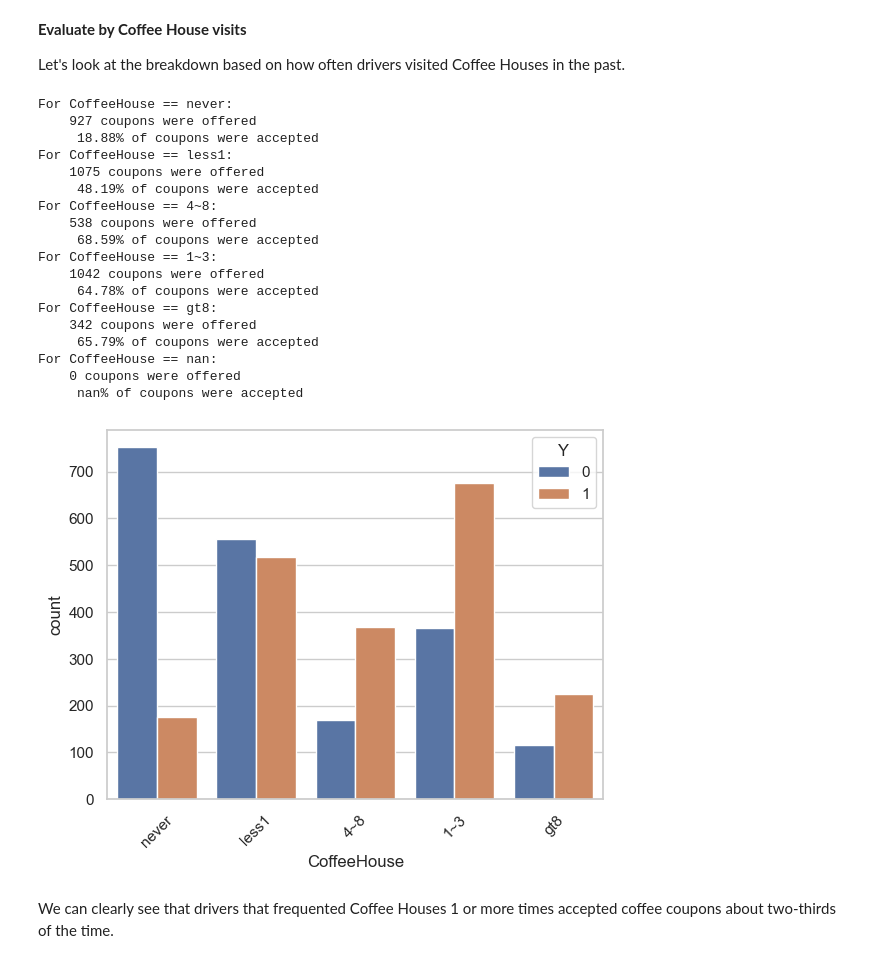
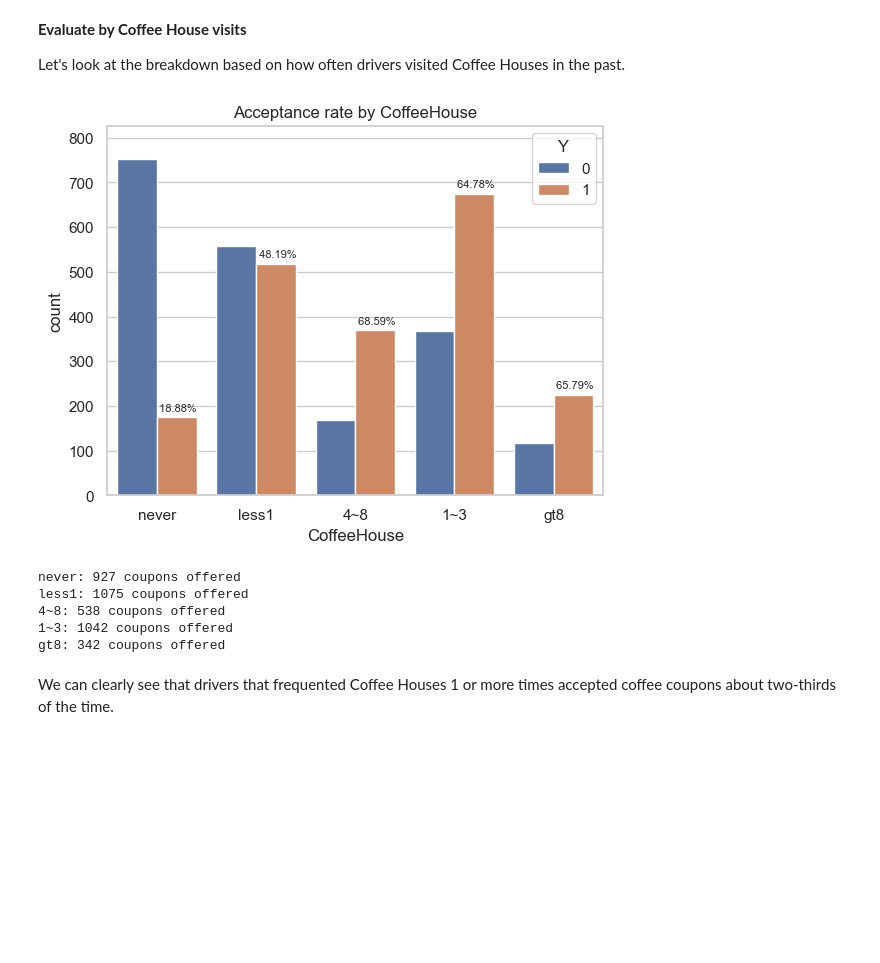
Before and after one commit to siraj-ahmed-cal/practical-application-1, a Jupyter notebook: prompt.ipynb, the cells around one changed output. Cells and saved outputs as stored; diff of their text form; code cells hidden in the pictures; blank space fills up the shorter version.

```diff
--- a/prompt.ipynb
+++ b/prompt.ipynb
@@ -474,27 +459,14 @@ We can see that drivers at 10AM and 2PM were the most likely to accept coffee co
 
 Let's look at the breakdown based on how often drivers visited Coffee Houses in the past.
 # %%
-evaluate_cc_acceptance(coffee_coupons, 'CoffeeHouse')
+visualize_cc_acceptance(coffee_coupons, 'CoffeeHouse')
 # %% [output]
+[figure, new version]
-For CoffeeHouse == never:
-    927 coupons were offered
-     18.88% of coupons were accepted
-For CoffeeHouse == less1:
-    1075 coupons were offered
-     48.19% of coupons were accepted
-For CoffeeHouse == 4~8:
-    538 coupons were offered
-     68.59% of coupons were accepted
-For CoffeeHouse == 1~3:
-    1042 coupons were offered
-     64.78% of coupons were accepted
-For CoffeeHouse == gt8:
-    342 coupons were offered
-     65.79% of coupons were accepted
-For CoffeeHouse == nan:
-    0 coupons were offered
-     nan% of coupons were accepted
+never: 927 coupons offered
+less1: 1075 coupons offered
+4~8: 538 coupons offered
+1~3: 1042 coupons offered
+gt8: 342 coupons offered
-[figure, old version]
 # %% [markdown]
 We can clearly see that drivers that frequented Coffee Houses 1 or more times accepted coffee coupons about two-thirds of the time.
 # %% [markdown]
```
Also changed, not shown: parts of 12 cells of this notebook, 5 other files.
